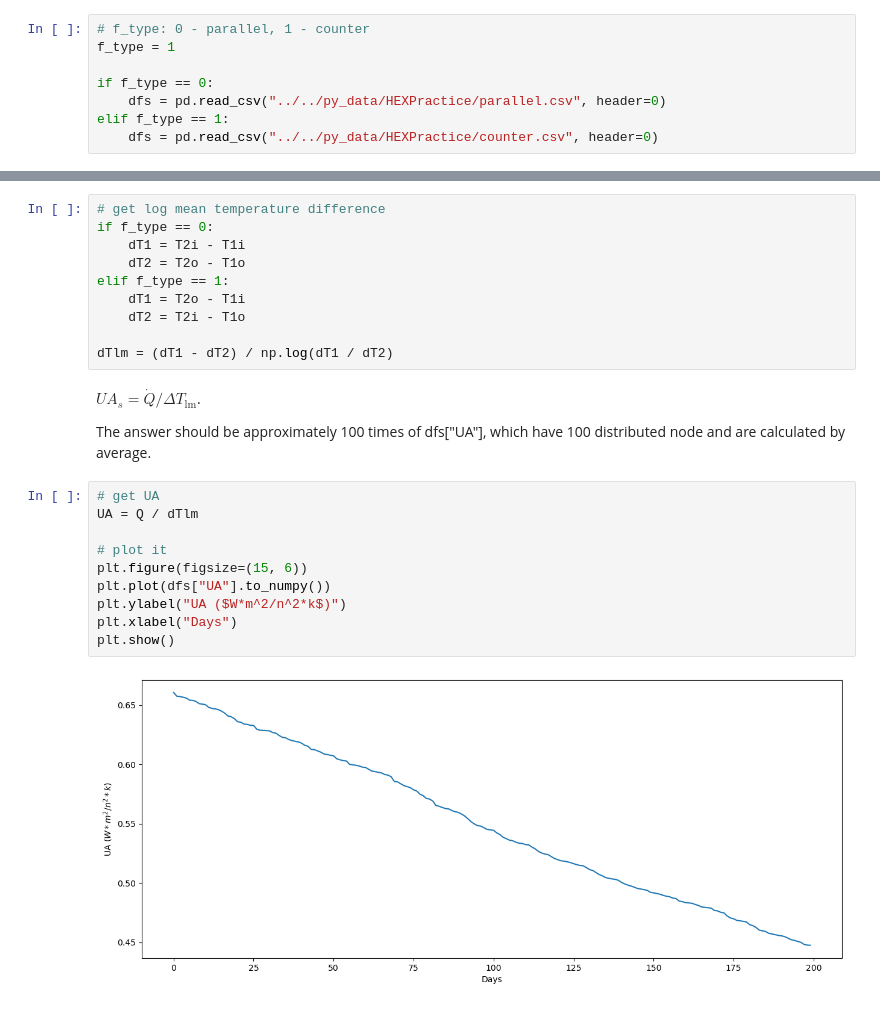
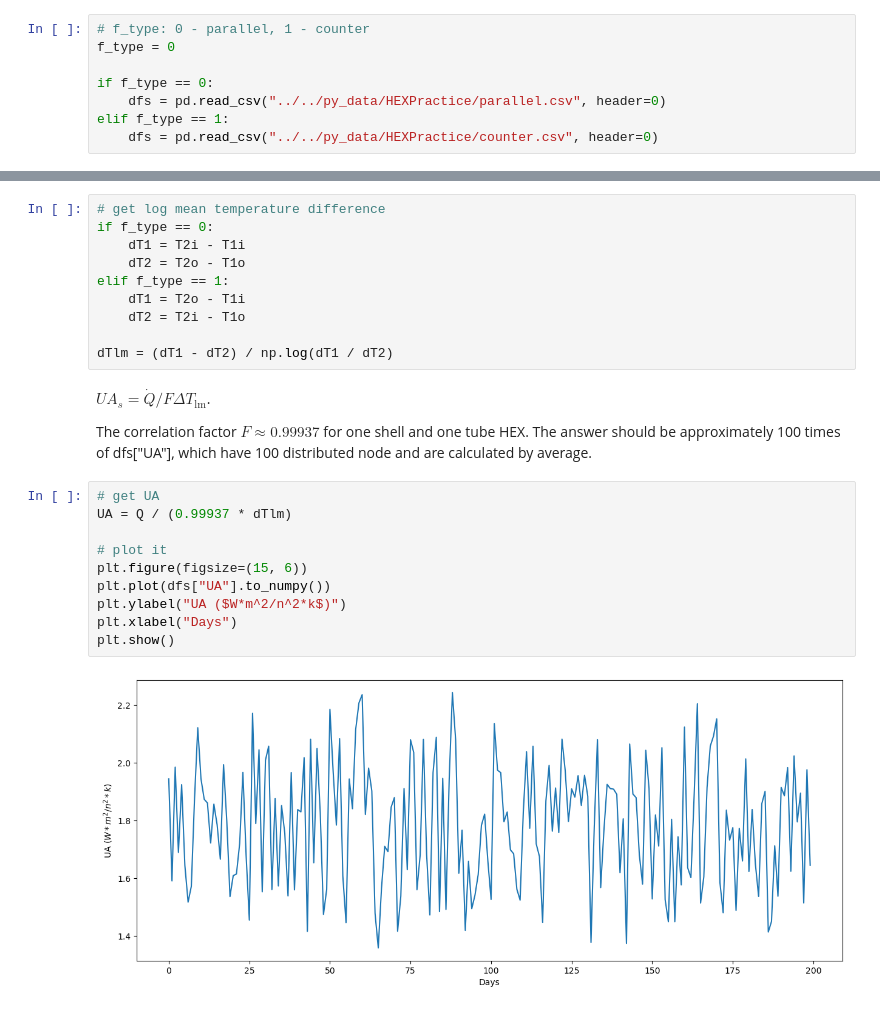
Before and after one commit to donglai-zhang/HEXpractice, a Jupyter notebook: LumpMonitor.ipynb, the cells around one changed output, grey strips where cells are left out. Cells and saved outputs as stored; diff of their text form.

```diff
--- a/LumpMonitor.ipynb
+++ b/LumpMonitor.ipynb
@@ -15,7 +15,7 @@ fluid1 = Fluid(Cp=470, rho=3100)
 fluid2 = Fluid(Cp=500, rho=1000)
 # %%
 # f_type: 0 - parallel, 1 - counter
-f_type = 1
+f_type = 0
 
 if f_type == 0:
     dfs = pd.read_csv("../../py_data/HEXPractice/parallel.csv", header=0)
@@ -57,19 +59,20 @@ elif f_type == 1:
 
 dTlm = (dT1 - dT2) / np.log(dT1 / dT2)
 # %% [markdown]
-$U A_{s} = \dot{Q} / \Delta T_{\text{lm}}$.
+$U A_{s} = \dot{Q} / F \Delta T_{\text{lm}}$.
 
-The answer should be approximately 100 times of dfs["UA"], which have 100 distributed node and are calculated by average.
+
+The correlation factor $F \approx 0.99937$ for one shell and one tube HEX. The answer should be approximately 100 times of dfs["UA"], which have 100 distributed node and are calculated by average.
 # %%
 # get UA
-UA = Q / dTlm
+UA = Q / (0.99937 * dTlm)
 
 # plot it
 plt.figure(figsize=(15, 6))
 plt.plot(dfs["UA"].to_numpy())
 plt.ylabel("UA ($W*m^2/n^2*k$)")
 plt.xlabel("Days")
 plt.show()
 # %% [output]
-[figure, old version]
+[figure, new version]
 # %% [markdown]
```
Also changed, not shown: parts of 9 cells of this notebook, 5 other files.
